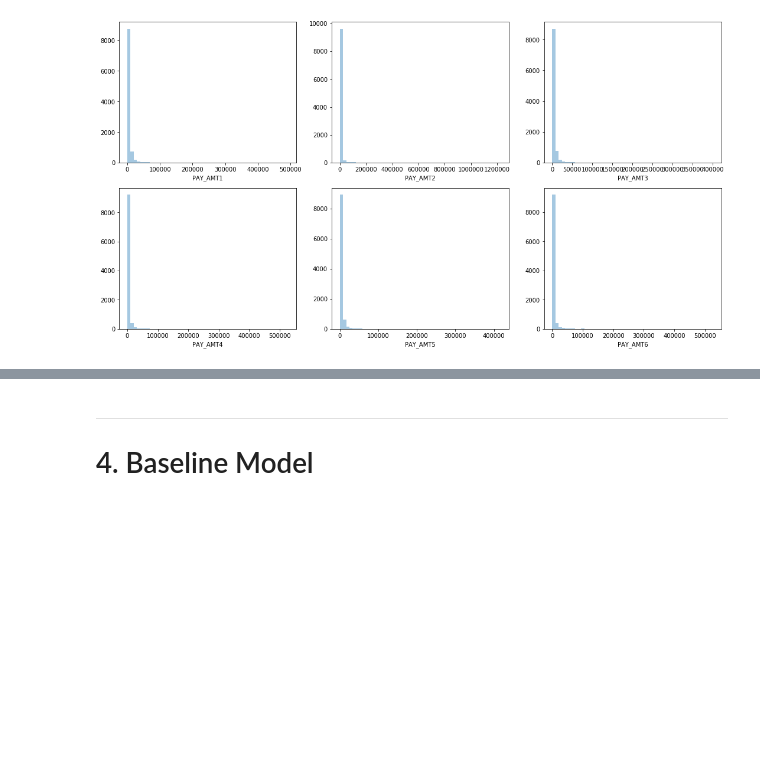
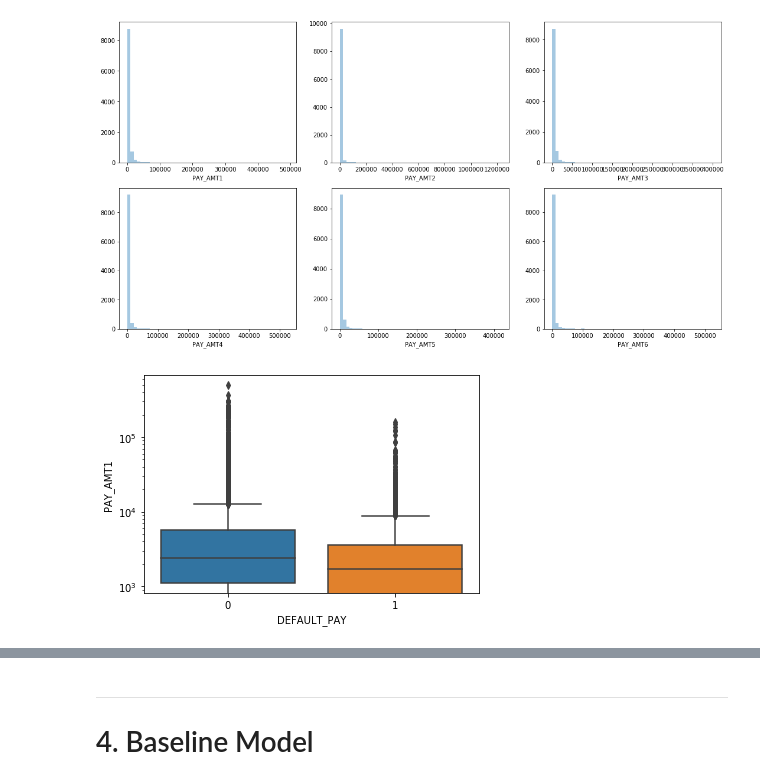
Before and after one commit to yickminglee/Reap-DS-challenge, a Jupyter notebook: Exploratory Data Analysis.ipynb, the cells around one changed output, grey strips where cells are left out. Cells and saved outputs as stored; diff of their text form; code cells hidden in the pictures; blank space fills up the shorter version.

```diff
--- a/Exploratory Data Analysis.ipynb
+++ b/Exploratory Data Analysis.ipynb
@@ -472,3 +515,8 @@ monthly_plot(df_explore, 'BILL_AMT')
 monthly_plot(df_explore, 'PAY_AMT')
 # %% [output]
 [figure]
+# %%
+ax = sns.boxplot(x="DEFAULT_PAY", y="PAY_AMT1", data=df_explore)
+ax.set_yscale("log")
+# %% [output]
+[figure, added]
```
Also changed, not shown: parts of 78 cells of this notebook, 1 other file.
